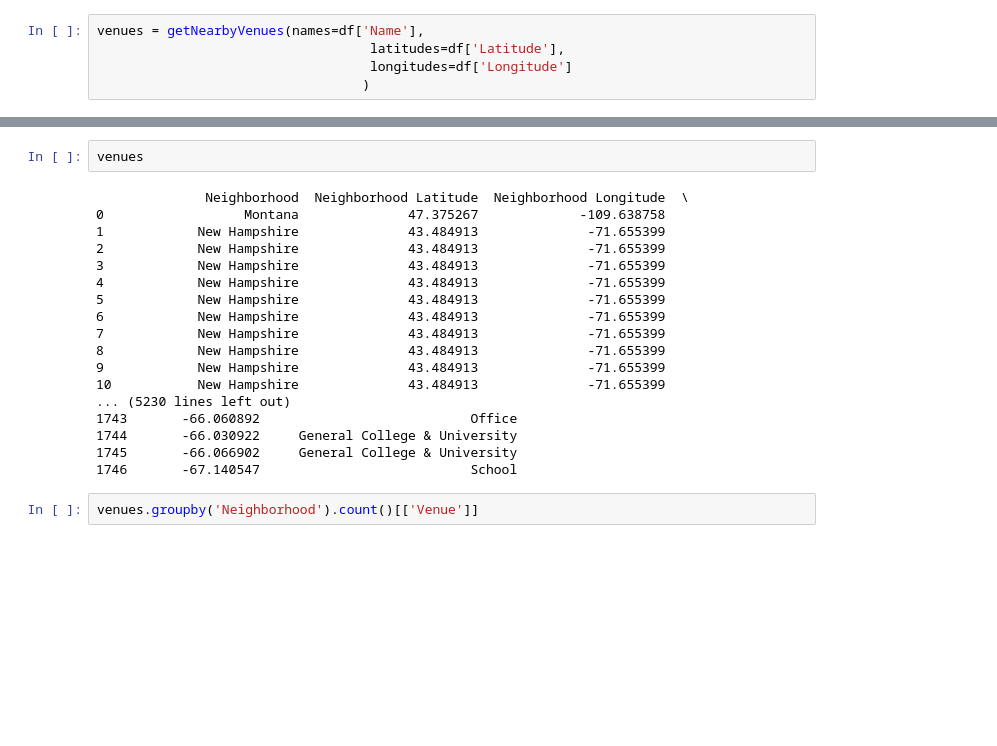
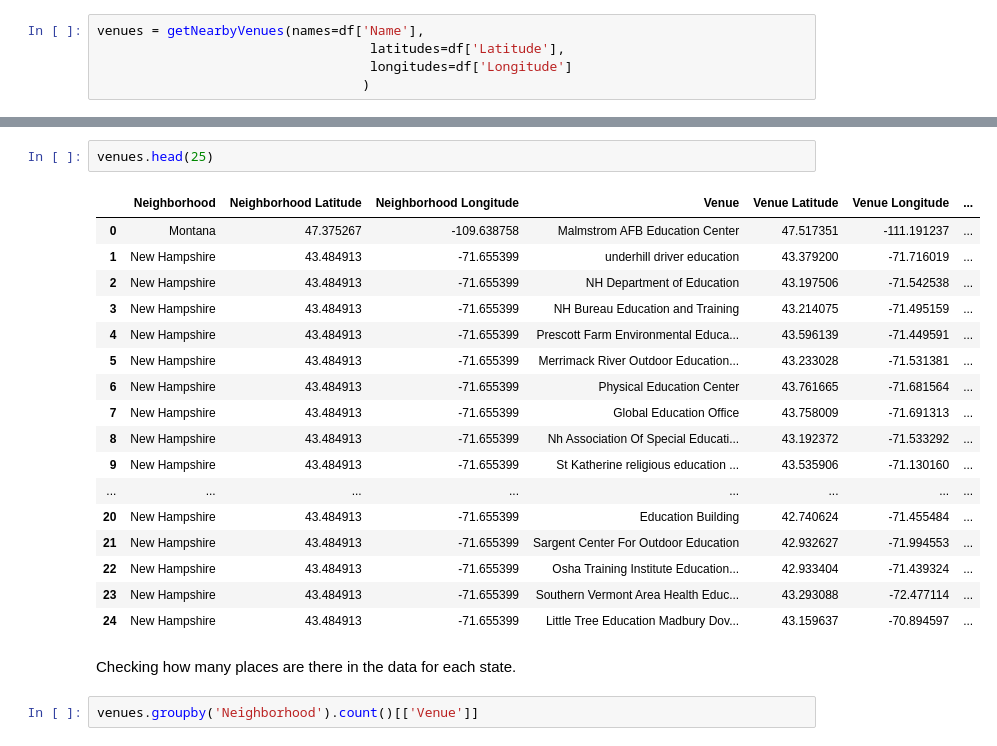
Before and after one commit to skshivam64/Coursera_Capstone, a Jupyter notebook: final_capstone_project.ipynb, the cells around one changed output, grey strips where cells are left out. Drawn from its saved outputs; the diff is of its cells as text; blank space fills up the shorter version.

```diff
--- a/final_capstone_project.ipynb
+++ b/final_capstone_project.ipynb
@@ -239,23 +233,25 @@ print(venues.shape)
 # %%
-venues
+venues.head(25)
 # %% [output]
-              Neighborhood  Neighborhood Latitude  Neighborhood Longitude  \
-0                  Montana              47.375267             -109.638758
-1            New Hampshire              43.484913              -71.655399
-2            New Hampshire              43.484913              -71.655399
-3            New Hampshire              43.484913              -71.655399
-4            New Hampshire              43.484913              -71.655399
-5            New Hampshire              43.484913              -71.655399
-6            New Hampshire              43.484913              -71.655399
-7            New Hampshire              43.484913              -71.655399
-8            New Hampshire              43.484913              -71.655399
-9            New Hampshire              43.484913              -71.655399
-10           New Hampshire              43.484913              -71.655399
-... (5230 lines left out)
-1743       -66.060892                           Office
-1744       -66.030922     General College & University
-1745       -66.066902     General College & University
-1746       -67.140547                           School
+|  | Neighborhood | Neighborhood Latitude | Neighborhood Longitude | Venue | Venue Latitude | Venue Longitude | ... |
+| 0 | Montana | 47.375267 | -109.638758 | Malmstrom AFB Education Center | 47.517351 | -111.191237 | ... |
+| 1 | New Hampshire | 43.484913 | -71.655399 | underhill driver education | 43.379200 | -71.716019 | ... |
+| 2 | New Hampshire | 43.484913 | -71.655399 | NH Department of Education | 43.197506 | -71.542538 | ... |
+| 3 | New Hampshire | 43.484913 | -71.655399 | NH Bureau Education and Training | 43.214075 | -71.495159 | ... |
+| 4 | New Hampshire | 43.484913 | -71.655399 | Prescott Farm Environmental Educa... | 43.596139 | -71.449591 | ... |
+| 5 | New Hampshire | 43.484913 | -71.655399 | Merrimack River Outdoor Education... | 43.233028 | -71.531381 | ... |
+| 6 | New Hampshire | 43.484913 | -71.655399 | Physical Education Center | 43.761665 | -71.681564 | ... |
+| 7 | New Hampshire | 43.484913 | -71.655399 | Global Education Office | 43.758009 | -71.691313 | ... |
+| 8 | New Hampshire | 43.484913 | -71.655399 | Nh Association Of Special Educati... | 43.192372 | -71.533292 | ... |
+| 9 | New Hampshire | 43.484913 | -71.655399 | St Katherine religious education ... | 43.535906 | -71.130160 | ... |
+| ... | ... | ... | ... | ... | ... | ... | ... |
+| 20 | New Hampshire | 43.484913 | -71.655399 | Education Building | 42.740624 | -71.455484 | ... |
+| 21 | New Hampshire | 43.484913 | -71.655399 | Sargent Center For Outdoor Education | 42.932627 | -71.994553 | ... |
+| 22 | New Hampshire | 43.484913 | -71.655399 | Osha Training Institute Education... | 42.933404 | -71.439324 | ... |
+| 23 | New Hampshire | 43.484913 | -71.655399 | Southern Vermont Area Health Educ... | 43.293088 | -72.477114 | ... |
+| 24 | New Hampshire | 43.484913 | -71.655399 | Little Tree Education Madbury Dov... | 43.159637 | -70.894597 | ... |
+# %% [markdown]
+Checking how many places are there in the data for each state.
 # %%
 venues.groupby('Neighborhood').count()[['Venue']]
 # %% [output]
```
Also changed, not shown: parts of 19 cells of this notebook.
